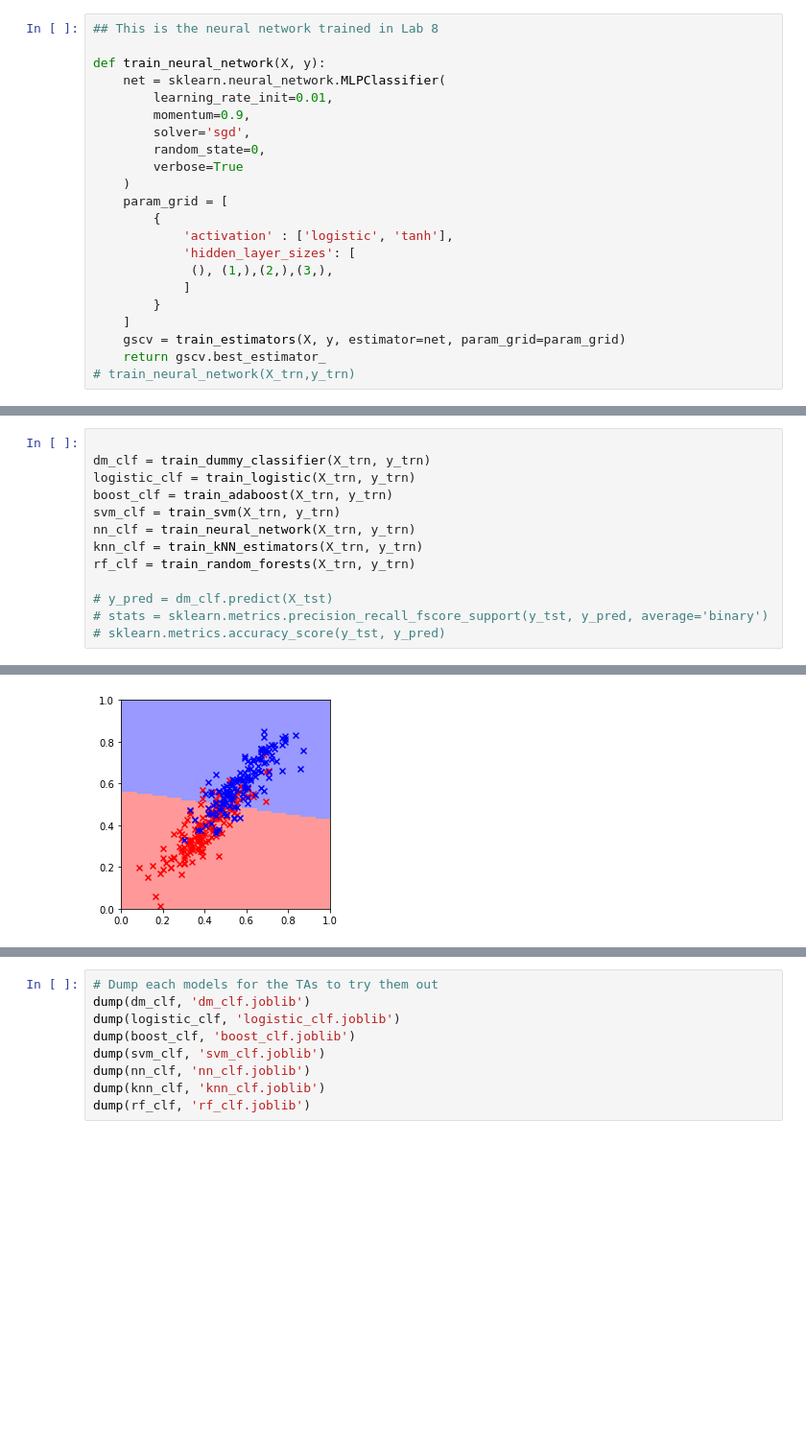
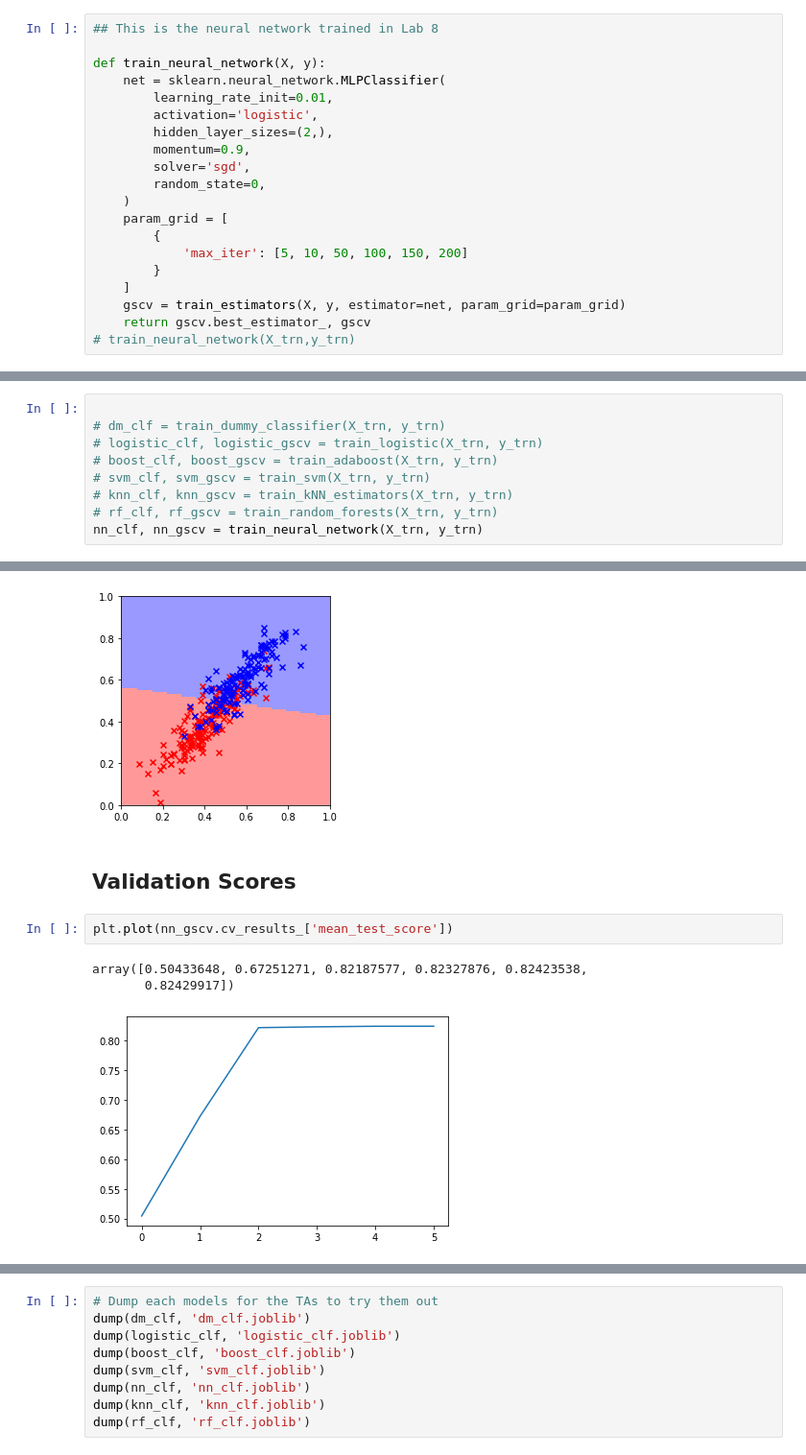
Before and after one commit to rmanaem/esports-prediction, a Jupyter notebook: src/training.ipynb, the cells around one changed output, grey strips where cells are left out. Shown at 96% size. Drawn from its saved outputs; the diff is of its cells as text; blank space fills up the shorter version.

Commit message:
bring out gscv from each trainer function

```diff
--- a/src/training.ipynb
+++ b/src/training.ipynb
@@ -199,35 +197,29 @@ def train_svm(X, y):
 def train_neural_network(X, y):
     net = sklearn.neural_network.MLPClassifier(
         learning_rate_init=0.01,
+        activation='logistic',
+        hidden_layer_sizes=(2,),
         momentum=0.9,
         solver='sgd',
         random_state=0,
-        verbose=True
     )
     param_grid = [
         {
-            'activation' : ['logistic', 'tanh'],
-            'hidden_layer_sizes': [
-             (), (1,),(2,),(3,),
-            ]
+            'max_iter': [5, 10, 50, 100, 150, 200]
         }
     ]
     gscv = train_estimators(X, y, estimator=net, param_grid=param_grid)
-    return gscv.best_estimator_
+    return gscv.best_estimator_, gscv
 # train_neural_network(X_trn,y_trn)
 # %% [markdown]
 ## Evaluation
 # %%
 
-dm_clf = train_dummy_classifier(X_trn, y_trn)
-logistic_clf = train_logistic(X_trn, y_trn)
-boost_clf = train_adaboost(X_trn, y_trn)
-svm_clf = train_svm(X_trn, y_trn)
-nn_clf = train_neural_network(X_trn, y_trn)
-knn_clf = train_kNN_estimators(X_trn, y_trn)
-rf_clf = train_random_forests(X_trn, y_trn)
-
-# y_pred = dm_clf.predict(X_tst)
-# stats = sklearn.metrics.precision_recall_fscore_support(y_tst, y_pred, average='binary')
-# sklearn.metrics.accuracy_score(y_tst, y_pred)
+# dm_clf = train_dummy_classifier(X_trn, y_trn)
+# logistic_clf, logistic_gscv = train_logistic(X_trn, y_trn)
+# boost_clf, boost_gscv = train_adaboost(X_trn, y_trn)
+# svm_clf, svm_gscv = train_svm(X_trn, y_trn)
+# knn_clf, knn_gscv = train_kNN_estimators(X_trn, y_trn)
+# rf_clf, rf_gscv = train_random_forests(X_trn, y_trn)
+nn_clf, nn_gscv = train_neural_network(X_trn, y_trn)
 # %% [output]
@@ -255,3 +246,11 @@ plot_data(X_trn[:300], y_trn[:300])
 plot_rf_prediction(nn_clf)
 # %% [output]
 [figure]
+# %% [markdown]
+## Validation Scores
+# %%
+plt.plot(nn_gscv.cv_results_['mean_test_score'])
+# %% [output]
+array([0.50433648, 0.67251271, 0.82187577, 0.82327876, 0.82423538,
+       0.82429917])
+[figure, added]
```
Also changed, not shown: parts of 7 cells of this notebook.
